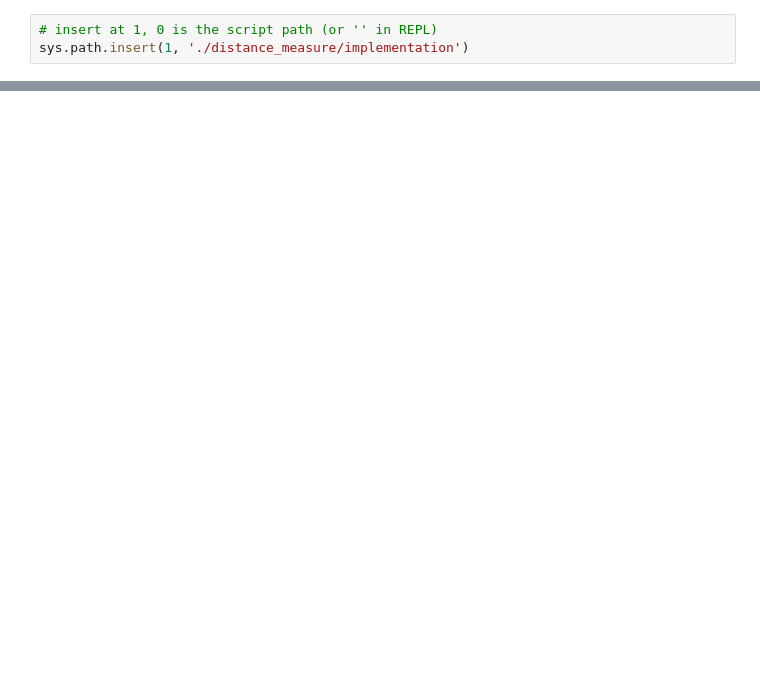
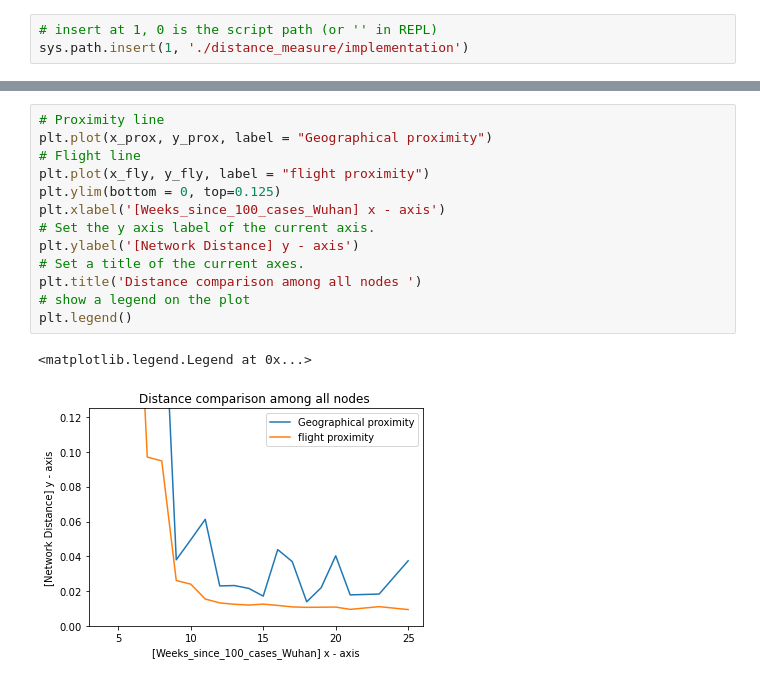
Before and after one commit to jcllobet/MasterThesis, a Jupyter notebook: Distance_Measure_Script.ipynb, the cells around one changed output, grey strips where cells are left out. Saved outputs shown, nothing was run; the diff lists cells and outputs as text; blank space fills up the shorter version.

```diff
--- a/Distance_Measure_Script.ipynb
+++ b/Distance_Measure_Script.ipynb
@@ -70,0 +243,16 @@ ge_dist
+# %%
+# Proximity line
+plt.plot(x_prox, y_prox, label = "Geographical proximity")
+# Flight line
+plt.plot(x_fly, y_fly, label = "flight proximity")
+plt.ylim(bottom = 0, top=0.125)
+plt.xlabel('[Weeks_since_100_cases_Wuhan] x - axis')
+# Set the y axis label of the current axis.
+plt.ylabel('[Network Distance] y - axis')
+# Set a title of the current axes.
+plt.title('Distance comparison among all nodes ')
+# show a legend on the plot
+plt.legend()
+# %% [output]
+<matplotlib.legend.Legend at 0x...>
+[figure, added]
```
Also changed, not shown: parts of 18 cells of this notebook, 5 other files.
